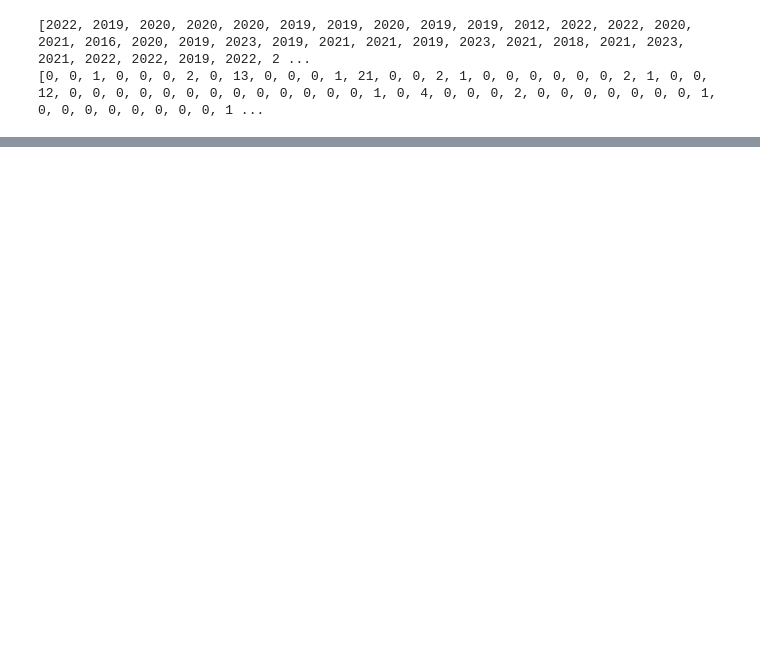
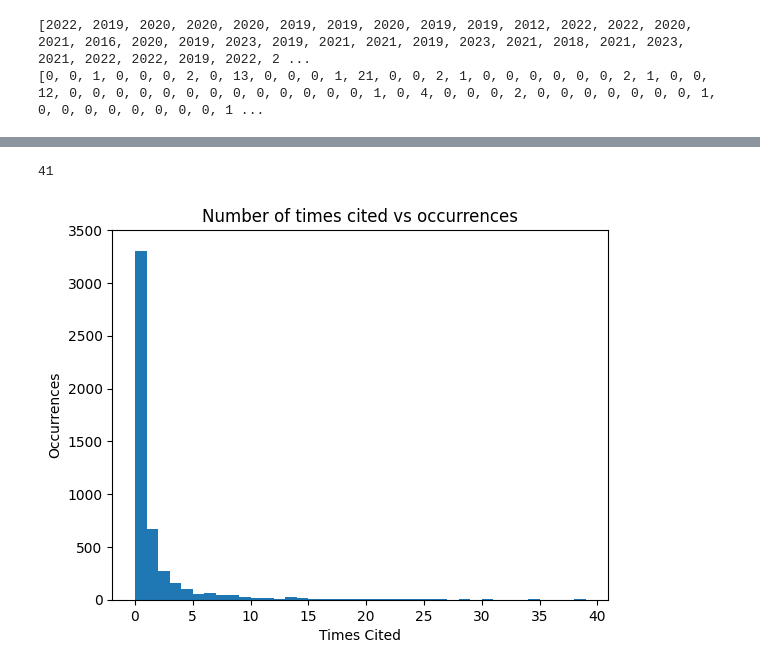
Before and after one commit to rreece15/Collaborative-Networks-In-Machine-Learning, a Jupyter notebook: parsing/custom_graphs.ipynb, the cells around one changed output, grey strips where cells are left out. Drawn from its saved outputs; the diff is of its cells as text; code cells hidden in the pictures; blank space fills up the shorter version.

```diff
--- a/parsing/custom_graphs.ipynb
+++ b/parsing/custom_graphs.ipynb
@@ -42,0 +75,12 @@ print(countLessThan(years, 1990))
+# %%
+# binwidth = 5000
+plt.hist(in_degrees, bins=np.arange(0, 40, 1))
+plt.ylim(ymin=0, ymax = 3500)
+plt.title("Number of times cited vs occurrences")
+plt.xlabel("Times Cited")
+plt.ylabel("Occurrences")
+
+print(countGreaterThan(in_degrees, 40))
+# %% [output]
+41
+[figure, added]
```
Also changed, not shown: parts of 6 cells of this notebook, 1 other file.
